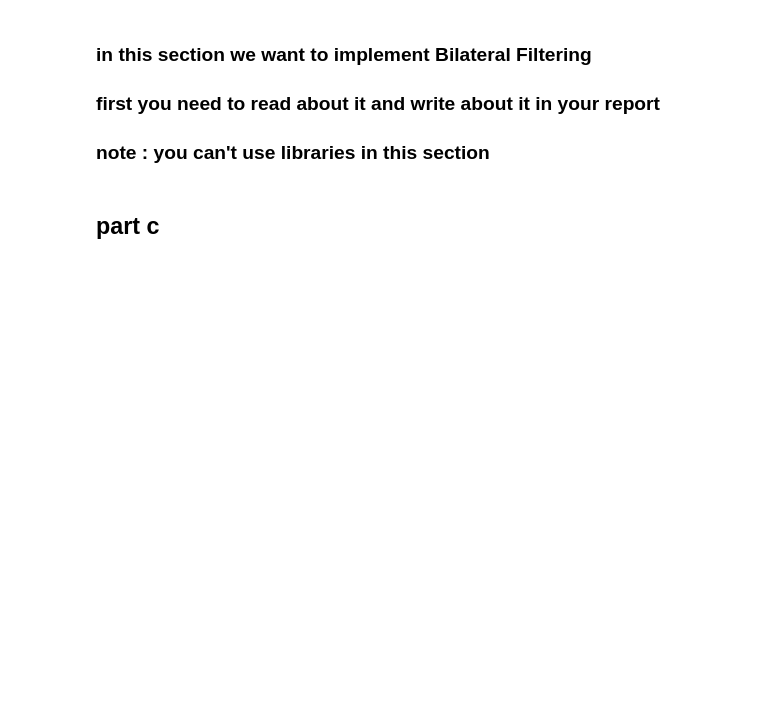
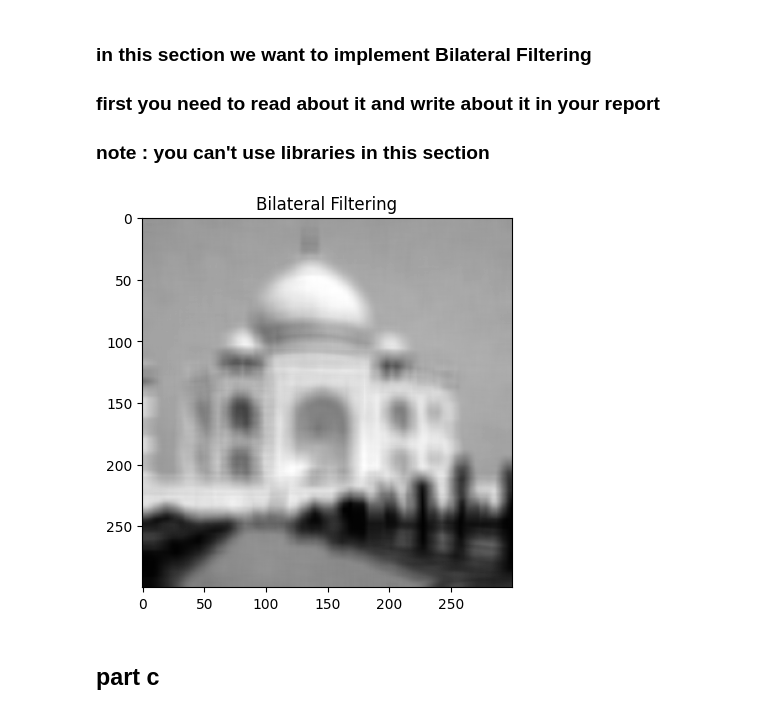
Before and after one commit to mhhasani/computer-vision, a Jupyter notebook: HW2/Q6.ipynb, the cells around one changed output. Saved outputs shown, nothing was run; the diff lists cells and outputs as text; code cells hidden in the pictures; blank space fills up the shorter version.

```diff
--- a/HW2/Q6.ipynb
+++ b/HW2/Q6.ipynb
@@ -29,10 +29,5 @@ def Reflect101(img, filter_size):
     output(s):
         image (ndarray): computed Reflect101
     '''
-    pad = filter_size // 2
-    img = np.pad(img, ((pad, pad), (pad, pad)), 'reflect')
-
-    kernel = np.ones((filter_size, filter_size)) / (filter_size ** 2)
-    image = np.sum(np.multiply(img, kernel), axis=(2, 3))
-
-    return image.astype(np.uint8)
+    image = np.pad(img, (filter_size//2, filter_size//2), 'reflect')
+    return image
@@ -131,20 +122,3 @@ ValueError: operands could not be broadcast together with shapes (314,314) (15,1
 <h3> in this section we want to implement Bilateral Filtering </h3>
 <h3> first you need to read about it and write about it in your report </h3>
 <h3><b> note : you can't use libraries in this section </b></h3>
-# %%
-def Bilateral_Filtering(img, filter_size, std, rstd):
-    '''
-    Do not use libraries
-    input(s):
-      img (ndarray): input image
-      filter_size (tuple): filter size
-      std (float): value of std in the coordinate space
-      rstd (float): value of std in the color space
-    output(s):
-      result (ndarray): computed Bilateral blurring
-    '''
-    result = img.copy()
-    #######################
-    #    your code here   #
-    #######################
-    return result
@@ -151,7 +176,11 @@ def Bilateral_Filtering(img, filter_size, std, rstd):
 # %%
 # Do not change this cell
 bilateral = Bilateral_Filtering(image, 15, 40, 40)
-cv2_imshow(bilateral)
+plt.imshow(bilateral,cmap='gray')
+plt.title("Bilateral Filtering")
+plt.show()
+# %% [output]
+[figure, added]
 # %% [markdown]
 ## part c
 # %% [markdown]
```
Also changed, not shown: parts of 9 cells of this notebook.
